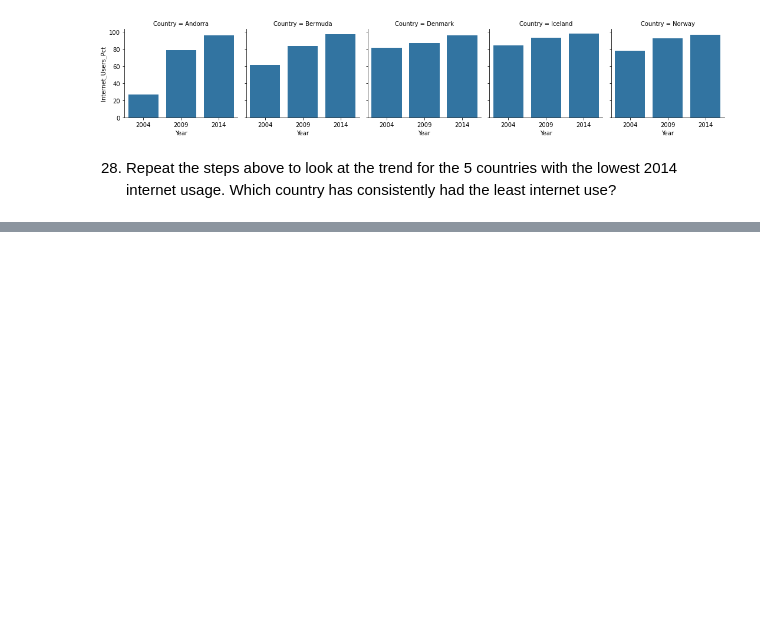
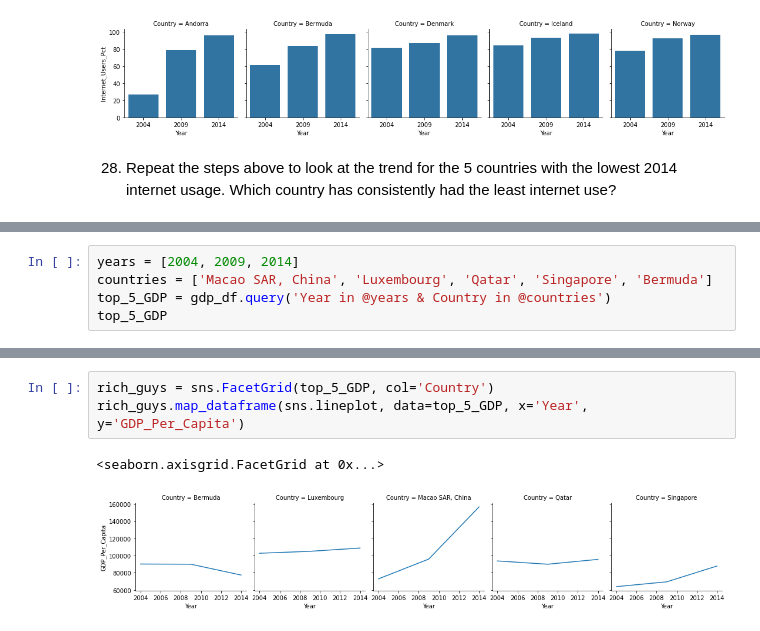
Before and after one commit to NSS-Full-Time-Data-Analytics-7/gdp-and-internet-usage-canderson197, a Jupyter notebook: gdp_and_internet_usage.ipynb, the cells around one changed output, grey strips where cells are left out. Drawn from its saved outputs; the diff is of its cells as text; blank space fills up the shorter version.

```diff
--- a/gdp_and_internet_usage.ipynb
+++ b/gdp_and_internet_usage.ipynb
@@ -574,0 +647,5 @@ g.map_dataframe(sns.barplot, x='Year', y='Internet_Users_Pct', data=method3, ord
+# %%
+years = [2004, 2009, 2014]
+countries = ['Macao SAR, China', 'Luxembourg', 'Qatar', 'Singapore', 'Bermuda']
+top_5_GDP = gdp_df.query('Year in @years & Country in @countries')
+top_5_GDP
@@ -574,0 +669,6 @@ g.map_dataframe(sns.barplot, x='Year', y='Internet_Users_Pct', data=method3, ord
+# %%
+rich_guys = sns.FacetGrid(top_5_GDP, col='Country')
+rich_guys.map_dataframe(sns.lineplot, data=top_5_GDP, x='Year', y='GDP_Per_Capita')
+# %% [output]
+<seaborn.axisgrid.FacetGrid at 0x...>
+[figure, added]
```
Also changed, not shown: parts of 14 cells of this notebook.
